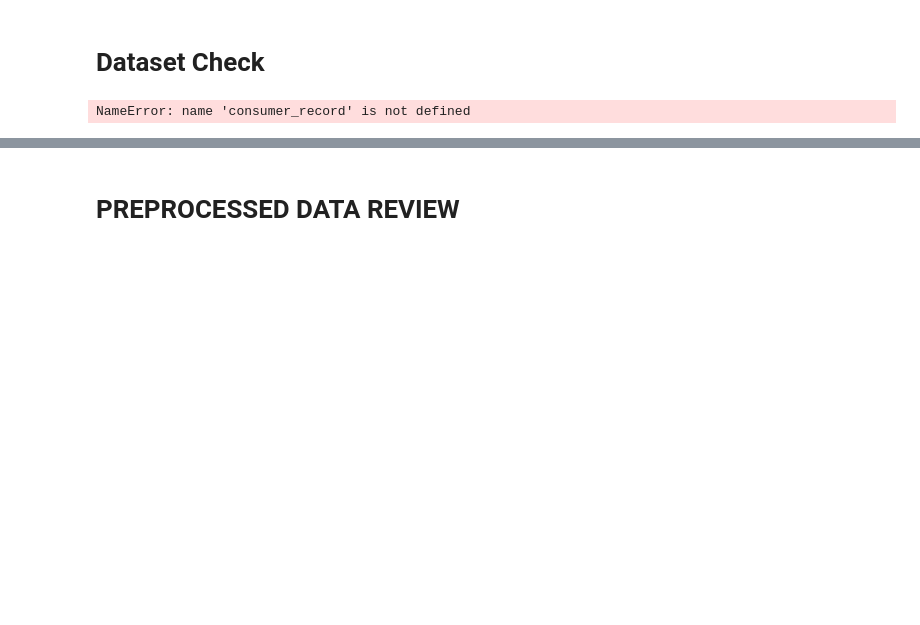
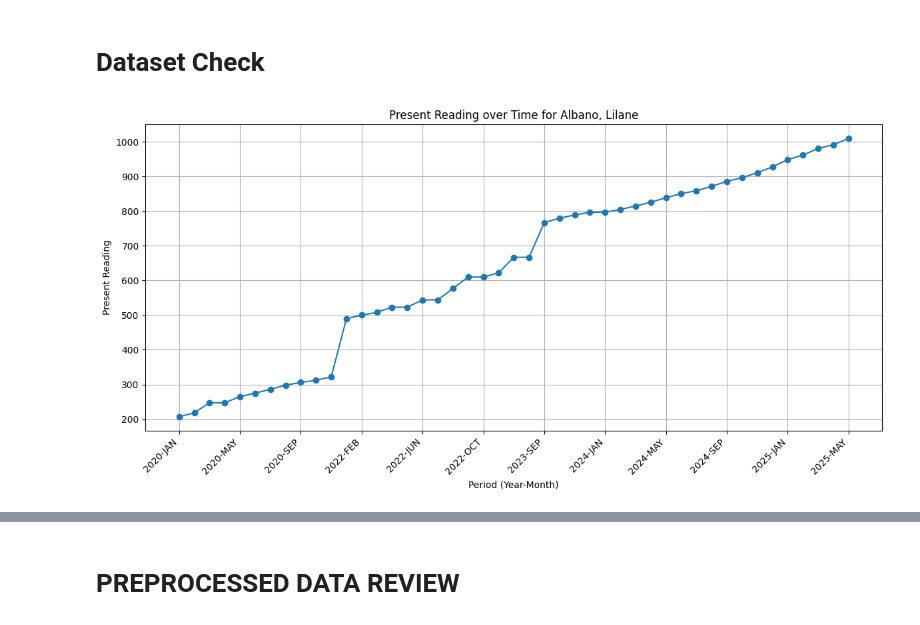
Before and after one commit to marcusAlmo/waterflow_model_training, a Jupyter notebook: data_preparation/v1/record_cleaning.ipynb, the cells around one changed output, grey strips where cells are left out. Drawn from its saved outputs; the diff is of its cells as text; code cells hidden in the pictures; blank space fills up the shorter version.

```diff
--- a/data_preparation/v1/record_cleaning.ipynb
+++ b/data_preparation/v1/record_cleaning.ipynb
@@ -1105,39 +1064,71 @@ Pre-production dataset has been created successfully.
 # %% [markdown]
 # Dataset Check
 # %%
+# Import libraries
 import pandas as pd
 import matplotlib.pyplot as plt
+import matplotlib.ticker as mticker
+import glob
+import os
 
-# Combine all consumer records into one DataFrame
-consumer_df = pd.concat(consumer_record, ignore_index=True)
+# Specify and filter for a single consumer
+consumer_name = 'Albano, Lilane'
 
-# Ensure correct data types
+# Define data path
+path = "../../dataset/clean/production/pre_production"
+
+# Find all relevant CSV files
+all_files = glob.glob(os.path.join(path, "*", "*pre_production.csv"))
+
+# Read CSVs into a list of DataFrames
+df_list = [pd.read_csv(file) for file in all_files]
+
+# Concatenate into a single DataFrame
+consumer_df = pd.concat(df_list, ignore_index=True)
+
+# Set correct data types and handle conversion errors
 consumer_df['Present Reading'] = pd.to_numeric(consumer_df['Present Reading'], errors='coerce')
 consumer_df['Year'] = pd.to_numeric(consumer_df['Year'], errors='coerce')
+consumer_df.dropna(subset=['Present Reading', 'Year'], inplace=True)
 
-# Convert month to categorical for proper ordering
+# Define month order for sorting
 month_order = ["JAN", "FEB", "MAR", "APR", "MAY", "JUN",
                "JUL", "AUG", "SEP", "OCT", "NOV", "DEC"]
 consumer_df['Month'] = pd.Categorical(consumer_df['Month'], categories=month_order, ordered=True)
 
-# Sort by year and calendar month
+# Sort by year and month
 consumer_df = consumer_df.sort_values(by=['Year', 'Month'])
 
-# Combine Year and Month for plotting
-consumer_df['Period'] = consumer_df['Year'].astype(str) + "-" + consumer_df['Month'].astype(str)
+# Create 'Period' column for x-axis
+consumer_df['Period'] = consumer_df['Year'].astype(int).astype(str) + "-" + consumer_df['Month'].astype(str)
 
-# Plot
-plt.figure(figsize=(10, 6))
-plt.plot(consumer_df['Period'], consumer_df['Present Reading'], marker='o')
-plt.xticks(rotation=45)
+# Note: Ensure 'Name' matches the column name in your CSV.
+specific_consumer_df = consumer_df[consumer_df['Account Name'] == consumer_name].copy()
+
+# Initialize plot
+plt.figure(figsize=(12, 6))
+
+# Plot the filtered data
+plt.plot(specific_consumer_df['Period'], specific_consumer_df['Present Reading'], marker='o', linestyle='-')
+
+# Set title and labels
+plt.title(f"Present Reading over Time for {consumer_name}")
 plt.xlabel("Period (Year-Month)")
 plt.ylabel("Present Reading")
-plt.title("Present Reading over Time for Escorel, Amor")
+
+# Improve x-axis readability
+ax = plt.gca()
+ax.xaxis.set_major_locator(mticker.MaxNLocator(nbins=15))
+
+# Format plot elements
+plt.xticks(rotation=45, ha='right')
 plt.grid(True)
 plt.tight_layout()
+
+# Display the plot
 plt.show()
 # %% [output]
-NameError: name 'consumer_record' is not defined
+[figure, added]
 # %%
 # Dataset Exploration
 base_dir_path = Path("../../dataset/clean/training/semi_clean")
```
Also changed, not shown: parts of 6 cells of this notebook, 11 other files.
